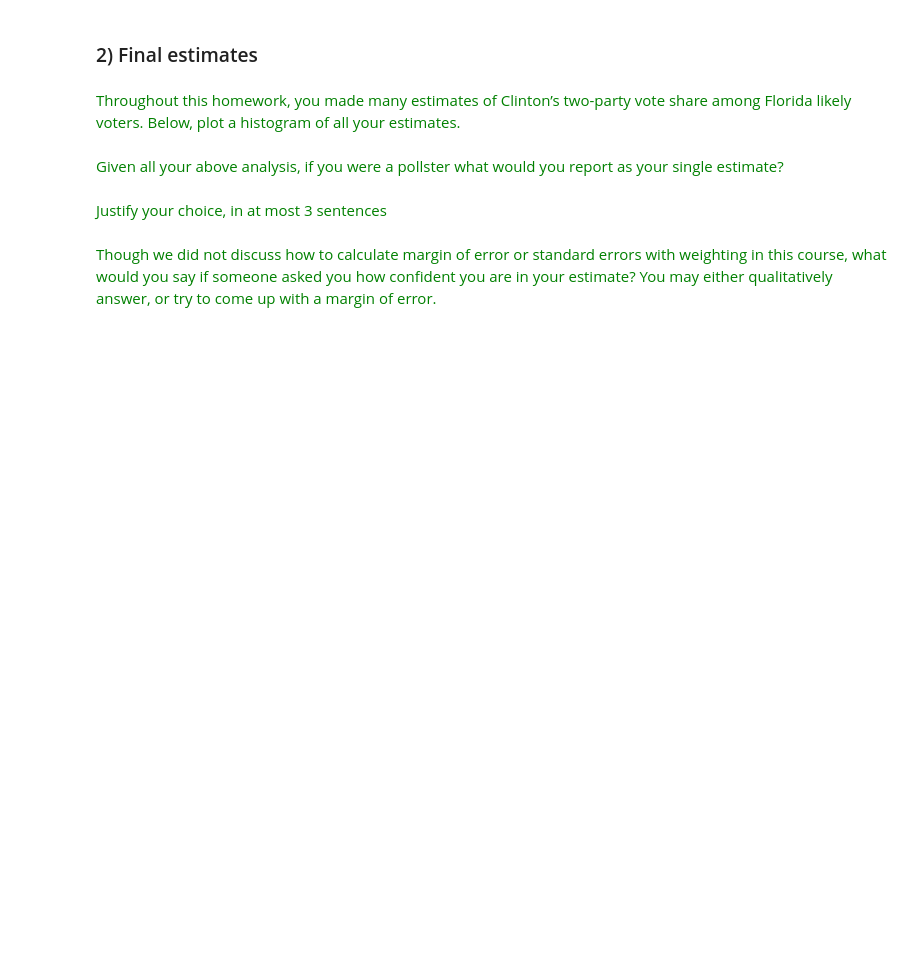
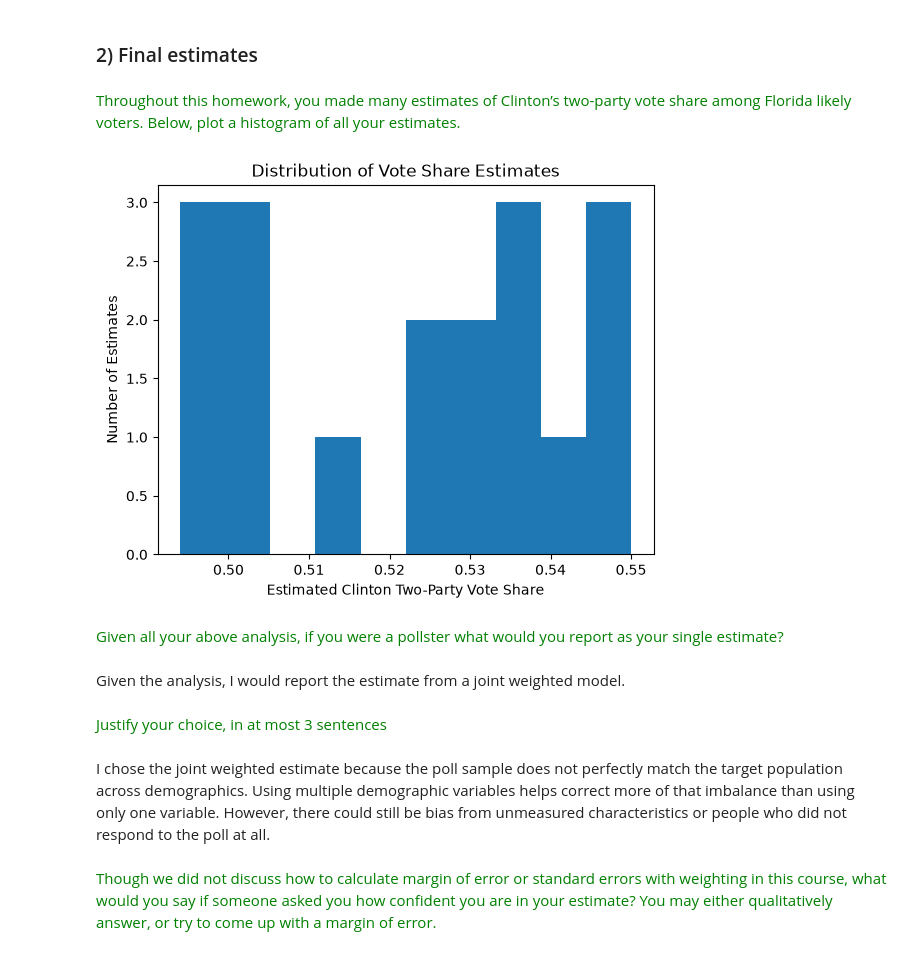
Before and after one commit to aakarsh-g7/Homework-1, a Jupyter notebook: HW1_assignment.ipynb, the cells around one changed output. Drawn from its saved outputs; the diff is of its cells as text; code cells hidden in the pictures; blank space fills up the shorter version.

Commit message:
final estimates

```diff
--- a/HW1_assignment.ipynb
+++ b/HW1_assignment.ipynb
@@ -914,9 +918,53 @@ Education alone does not show a big difference in the candidate preferance since
 ### 2) Final estimates
 # %% [markdown]
 <font color='green'> Throughout this homework, you made many estimates of Clinton’s two-party vote share among Florida likely voters. Below, plot a histogram of all your estimates.
+# %%
+# adding estimate from the earlier
+raw_estimate = mu_hat
+
+# estimates calculated throughout the homework
+all_estimates = [
+    raw_estimate,
+
+    0.531,  # age
+    0.550,  # gender
+    0.499,  # party
+    0.531,  # race
+    0.544,  # education
+
+    # pairs
+    0.503,  # party + gender
+    0.499,  # party + age
+    0.502,  # party + race
+    0.494,  # party + education
+    0.534,  # gender + age
+    0.534,  # gender + race
+    0.548,  # gender + education
+    0.523,  # age + race
+    0.525,  # age + education
+    0.515,  # race + education
+
+    # independance estimates
+    0.504,  # party + gender
+    0.536   # race + gender
+]
+
+plt.hist(all_estimates, bins=10)
+
+plt.xlabel("Estimated Clinton Two-Party Vote Share")
+plt.ylabel("Number of Estimates")
+plt.title("Distribution of Vote Share Estimates")
+
+plt.show()
+# %% [output]
+[figure, added]
 # %% [markdown]
 <font color='green'> Given all your above analysis, if you were a pollster what would you report as your single estimate?
+# %% [markdown]
+Given the analysis, I would report the estimate from a joint weighted model.
 # %% [markdown]
 <font color='green'> Justify your choice, in at most 3 sentences
+# %% [markdown]
+I chose the joint weighted estimate because the poll sample does not perfectly match the target population across demographics. Using multiple demographic variables helps correct more of that imbalance than using only one variable. However, there could still be bias from unmeasured characteristics or people who did not respond to the poll at all.
 # %% [markdown]
 <font color='green'> Though we did not discuss how to calculate margin of error or standard errors with weighting in this course, what would you say if someone asked you how confident you are in your estimate? You may either qualitatively answer, or try to come up with a margin of error.
```
Also changed, not shown: parts of 3 cells of this notebook.
